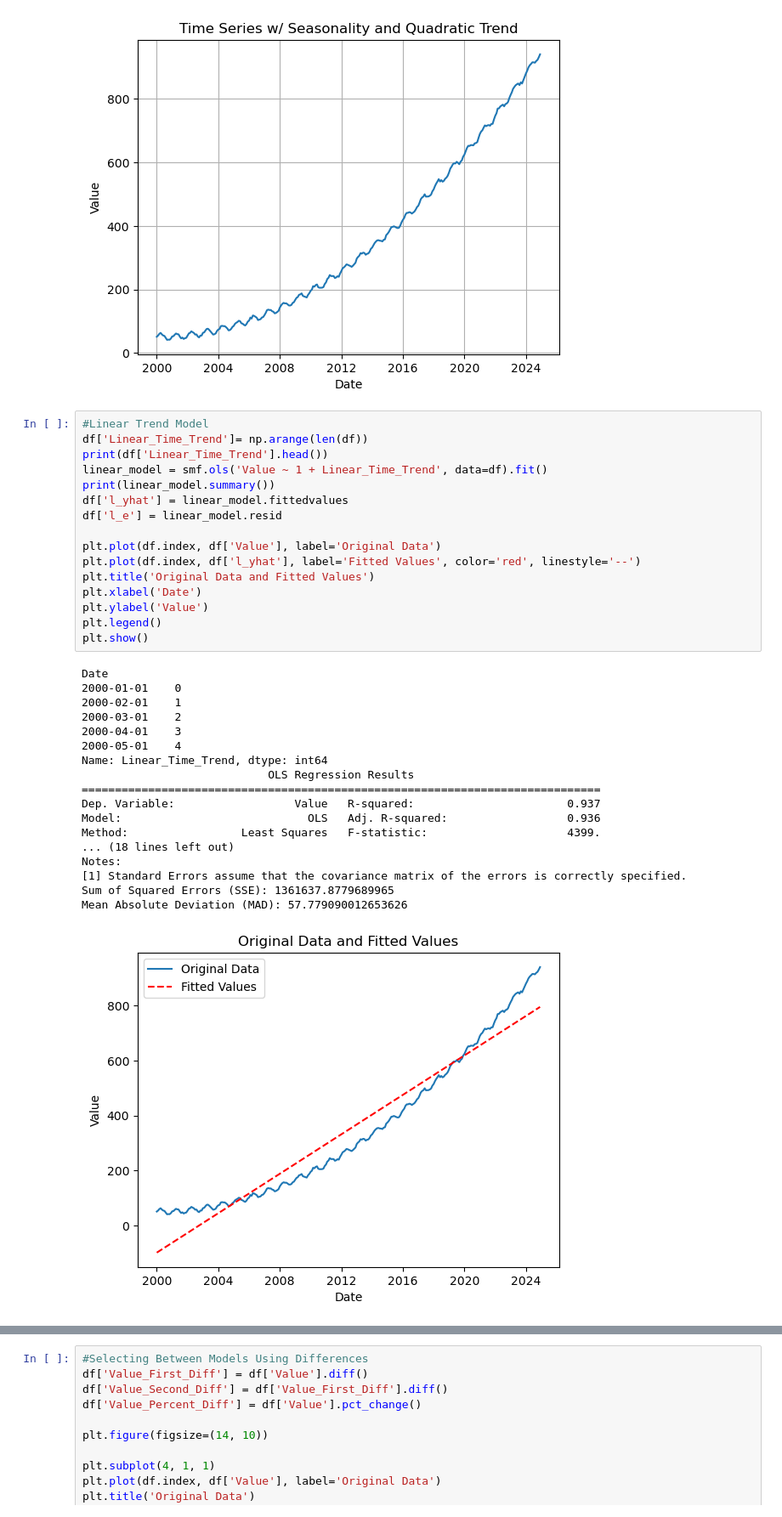
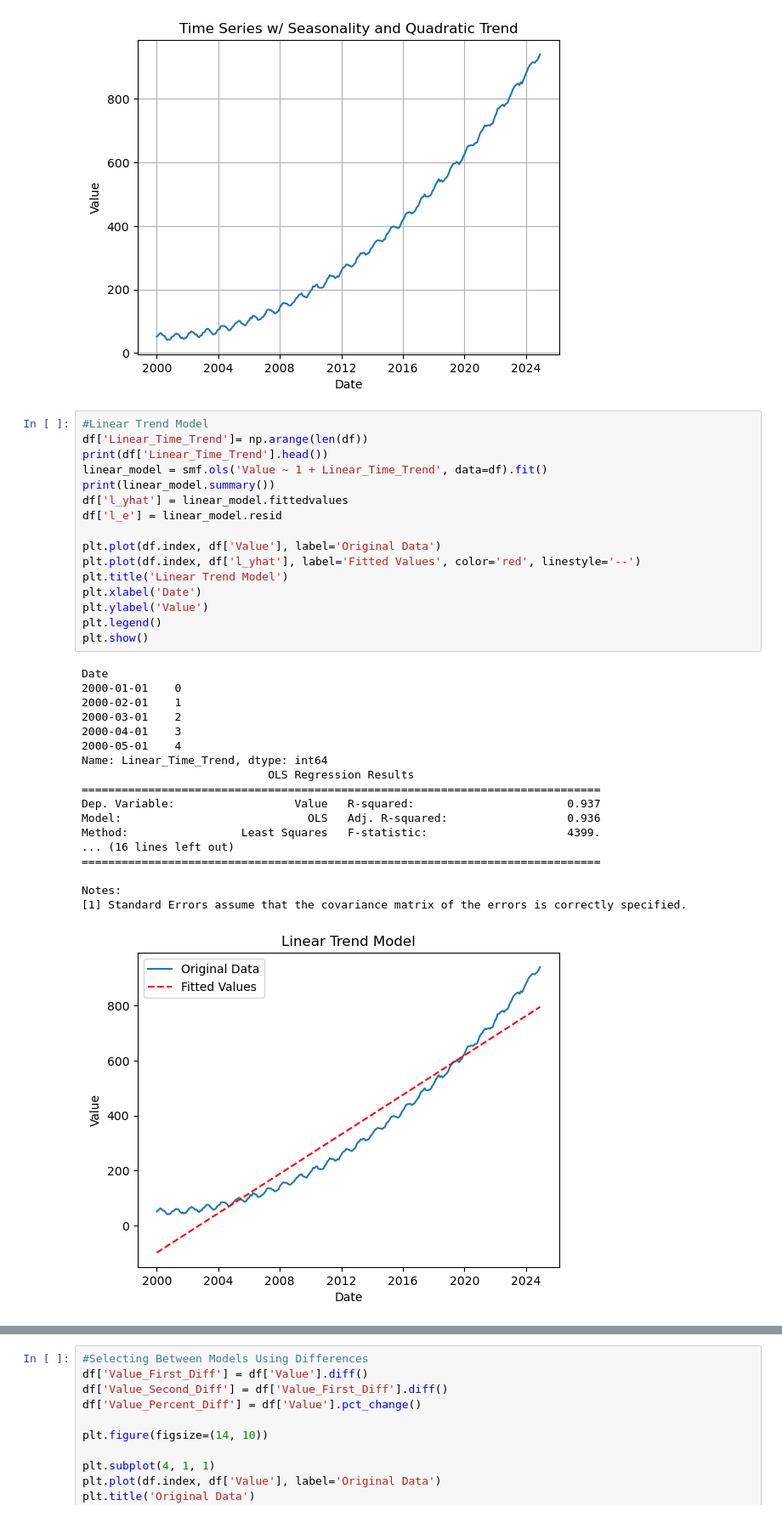
Before and after one commit to rjwrobel86/Python4Statistics, a Jupyter notebook: Notebooks/TS-LQ&E Models.ipynb, the cells around one changed output, grey strips where cells are left out. Shown at 85% size. Drawn from its saved outputs; the diff is of its cells as text.

```diff
--- a/Notebooks/TS-LQ&E Models.ipynb
+++ b/Notebooks/TS-LQ&E Models.ipynb
@@ -36,38 +44,38 @@ plt.show()
 # %%
 #Linear Trend Model
 df['Linear_Time_Trend']= np.arange(len(df))
 print(df['Linear_Time_Trend'].head())
 linear_model = smf.ols('Value ~ 1 + Linear_Time_Trend', data=df).fit()
 print(linear_model.summary())
 df['l_yhat'] = linear_model.fittedvalues
 df['l_e'] = linear_model.resid
 
 plt.plot(df.index, df['Value'], label='Original Data')
 plt.plot(df.index, df['l_yhat'], label='Fitted Values', color='red', linestyle='--')
-plt.title('Original Data and Fitted Values')
+plt.title('Linear Trend Model')
 plt.xlabel('Date')
 plt.ylabel('Value')
 plt.legend()
 plt.show()
 # %% [output]
 Date
 2000-01-01    0
 2000-02-01    1
 2000-03-01    2
 2000-04-01    3
 2000-05-01    4
 Name: Linear_Time_Trend, dtype: int64
                             OLS Regression Results
 ==============================================================================
 Dep. Variable:                  Value   R-squared:                       0.937
 Model:                            OLS   Adj. R-squared:                  0.936
 Method:                 Least Squares   F-statistic:                     4399.
-... (18 lines left out)
+... (16 lines left out)
+==============================================================================
+
 Notes:
 [1] Standard Errors assume that the covariance matrix of the errors is correctly specified.
-Sum of Squared Errors (SSE): 1361637.8779689965
-Mean Absolute Deviation (MAD): 57.779090012653626
-[figure, old version]
+[figure, new version]
 # %%
 #Quadratic Trend Model
 df['Quadratic_Time_Trend'] = df['Linear_Time_Trend'] ** 2
```
Also changed, not shown: parts of 3 cells of this notebook, 31 other files.
